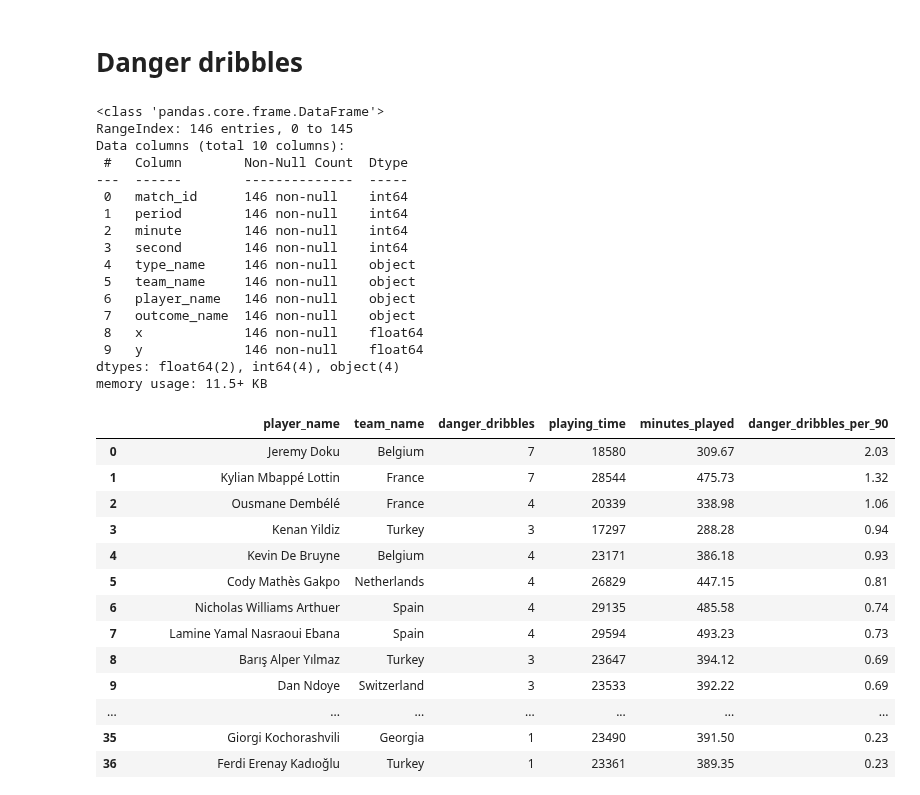
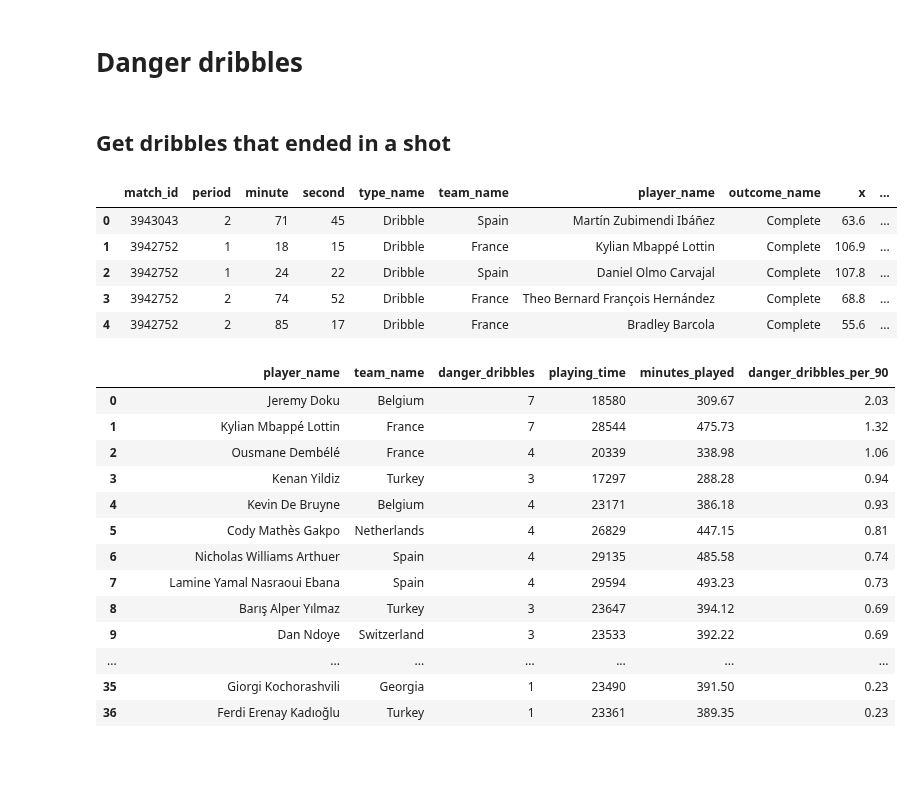
Before and after one commit to MarijnSt/soccermatics-project-1, a Jupyter notebook: doku_analysis.ipynb, the cells around one changed output. Saved outputs shown, nothing was run; the diff lists cells and outputs as text; code cells hidden in the pictures; blank space fills up the shorter version.

Commit message:
refactor: get danger dribbles and the xg of their matching shots

```diff
--- a/doku_analysis.ipynb
+++ b/doku_analysis.ipynb
@@ -987,67 +916,4 @@ plt.show()
 # %% [markdown]
 # Danger dribbles
-# %%
-# Finding dribbles that ended in a shot
-danger_dribbles = pd.DataFrame()
-
-for match_id in df_games['match_id']:
-    df = parser.event(match_id)[0]
-    for period in [1, 2, 3, 4]:
-        # Get successful dribbles
-        mask_dribble = (df['type_name'] == 'Dribble') & (df['period'] == period) & (df['outcome_name'] == 'Complete')
-        # Keep only necessary columns
-        dribbles = df.loc[mask_dribble, ['match_id', 'period', 'minute', 'second', 'type_name', 'team_name', 'player_name', 'outcome_name', 'x', 'y']]
-
-        # Get shots
-        mask_shot = (df['type_name'] == 'Shot') & (df['period'] == period)
-        shots = df.loc[mask_shot, ['match_id', 'period', 'minute', 'second', 'type_name', 'team_name', 'player_name', 'outcome_name', 'x', 'y']]
-
-        # Set shot times
-        shot_times = shots['minute'] * 60 + shots['second']
-        shot_window = 15
-        shot_start = shot_times - shot_window
-
-        # Create period start times dictionary
-        period_starts = {
-            1: 0,          # First half: start at 0:00
-            2: 45 * 60,    # Second half: start at 45:00
-            3: 90 * 60,    # First ET: start at 90:00
-            4: 105 * 60    # Second ET: start at 105:00
-        }
-
-        # Apply the adjustment using numpy where
-        shot_start = np.where(shot_start < 0,
-                            [period_starts.get(p, 0) for p in shots['period']],
-                            shot_start)
-
-        # Convert dribble times
-        dribble_times = dribbles['minute'] * 60 + dribbles['second']
-
-        # Filter dribbles within 15 seconds of a shot
-        dribble_to_shot = dribble_times.apply(lambda x: True in ((shot_start < x) & (x < shot_times)).unique())
-
-        # Filter dribbles that ended in a shot
-        danger_dribbles_period = dribbles.loc[dribble_to_shot]
-
-        # Append to danger_dribbles
-        danger_dribbles = pd.concat([danger_dribbles, danger_dribbles_period], ignore_index=True)
-
-danger_dribbles.info()
-# %% [output]
-<class 'pandas.core.frame.DataFrame'>
-RangeIndex: 146 entries, 0 to 145
-Data columns (total 10 columns):
- #   Column        Non-Null Count  Dtype
----  ------        --------------  -----
- 0   match_id      146 non-null    int64
- 1   period        146 non-null    int64
- 2   minute        146 non-null    int64
- 3   second        146 non-null    int64
- 4   type_name     146 non-null    object
- 5   team_name     146 non-null    object
- 6   player_name   146 non-null    object
- 7   outcome_name  146 non-null    object
- 8   x             146 non-null    float64
- 9   y             146 non-null    float64
-dtypes: float64(2), int64(4), object(4)
-memory usage: 11.5+ KB
+# %% [markdown]
+## Get dribbles that ended in a shot
@@ -1054,3 +1039,13 @@ memory usage: 11.5+ KB
+# %%
+danger_dribbles = get_all_danger_dribbles(df_games)
+danger_dribbles.head()
+# %% [output]
+|  | match_id | period | minute | second | type_name | team_name | player_name | outcome_name | x | ... |
+| 0 | 3943043 | 2 | 71 | 45 | Dribble | Spain | Martín Zubimendi Ibáñez | Complete | 63.6 | ... |
+| 1 | 3942752 | 1 | 18 | 15 | Dribble | France | Kylian Mbappé Lottin | Complete | 106.9 | ... |
+| 2 | 3942752 | 1 | 24 | 22 | Dribble | Spain | Daniel Olmo Carvajal | Complete | 107.8 | ... |
+| 3 | 3942752 | 2 | 74 | 52 | Dribble | France | Theo Bernard François Hernández | Complete | 68.8 | ... |
+| 4 | 3942752 | 2 | 85 | 17 | Dribble | France | Bradley Barcola | Complete | 55.6 | ... |
 # %%
 # Create danger player stats: combine danger dribble stats and playing time
 
```
Also changed, not shown: parts of 2 cells of this notebook.
